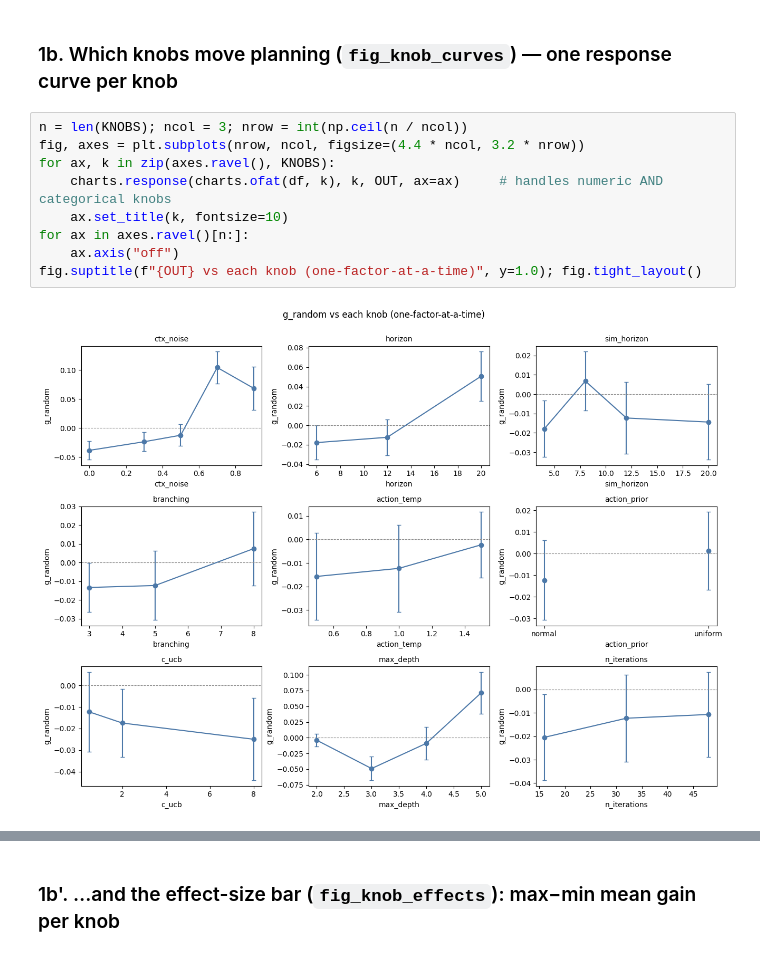
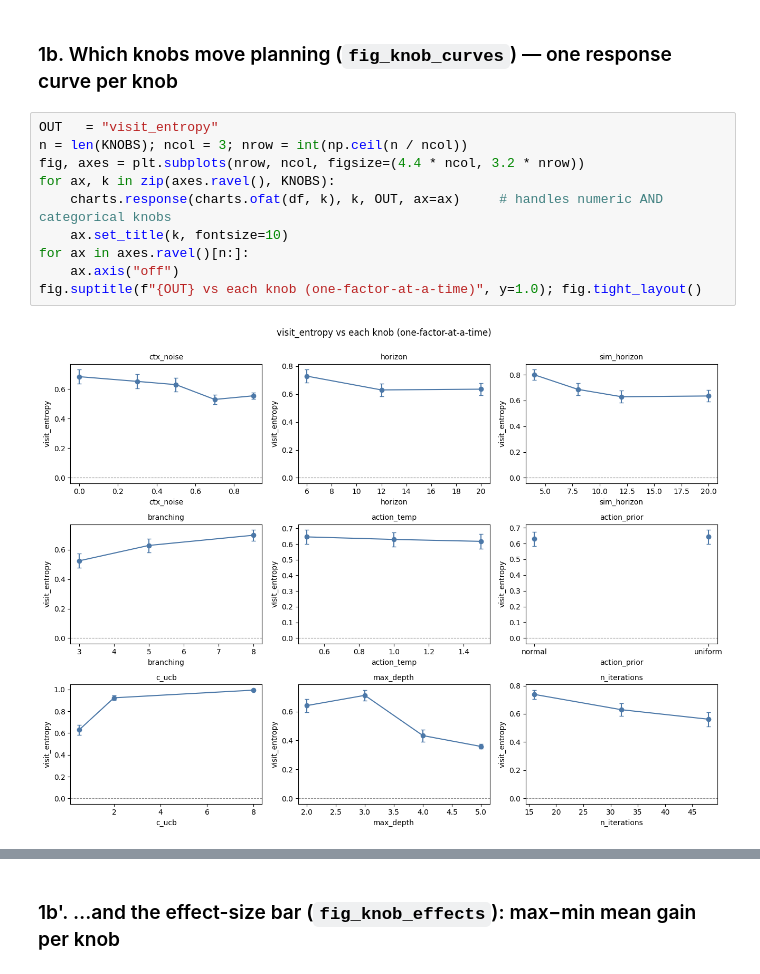
Before and after one commit to FelixLeb/dreamerV4-UWM, a Jupyter notebook: dreamerv4uwm/planning/experiments/study/analysis/explore_results.ipynb, the cells around one changed output, grey strips where cells are left out. Cells and saved outputs as stored; diff of their text form.

```diff
--- a/dreamerv4uwm/planning/experiments/study/analysis/explore_results.ipynb
+++ b/dreamerv4uwm/planning/experiments/study/analysis/explore_results.ipynb
@@ -62,13 +62,14 @@ fig.tight_layout()
 # %% [markdown]
 ### 1b. Which knobs move planning (`fig_knob_curves`) — one response curve per knob
 # %%
+OUT   = "visit_entropy"
 n = len(KNOBS); ncol = 3; nrow = int(np.ceil(n / ncol))
 fig, axes = plt.subplots(nrow, ncol, figsize=(4.4 * ncol, 3.2 * nrow))
 for ax, k in zip(axes.ravel(), KNOBS):
     charts.response(charts.ofat(df, k), k, OUT, ax=ax)     # handles numeric AND categorical knobs
     ax.set_title(k, fontsize=10)
 for ax in axes.ravel()[n:]:
     ax.axis("off")
 fig.suptitle(f"{OUT} vs each knob (one-factor-at-a-time)", y=1.0); fig.tight_layout()
 # %% [output]
-[figure, old version]
+[figure, new version]
```
Also changed, not shown: parts of 1 cell of this notebook, 5 other files.
